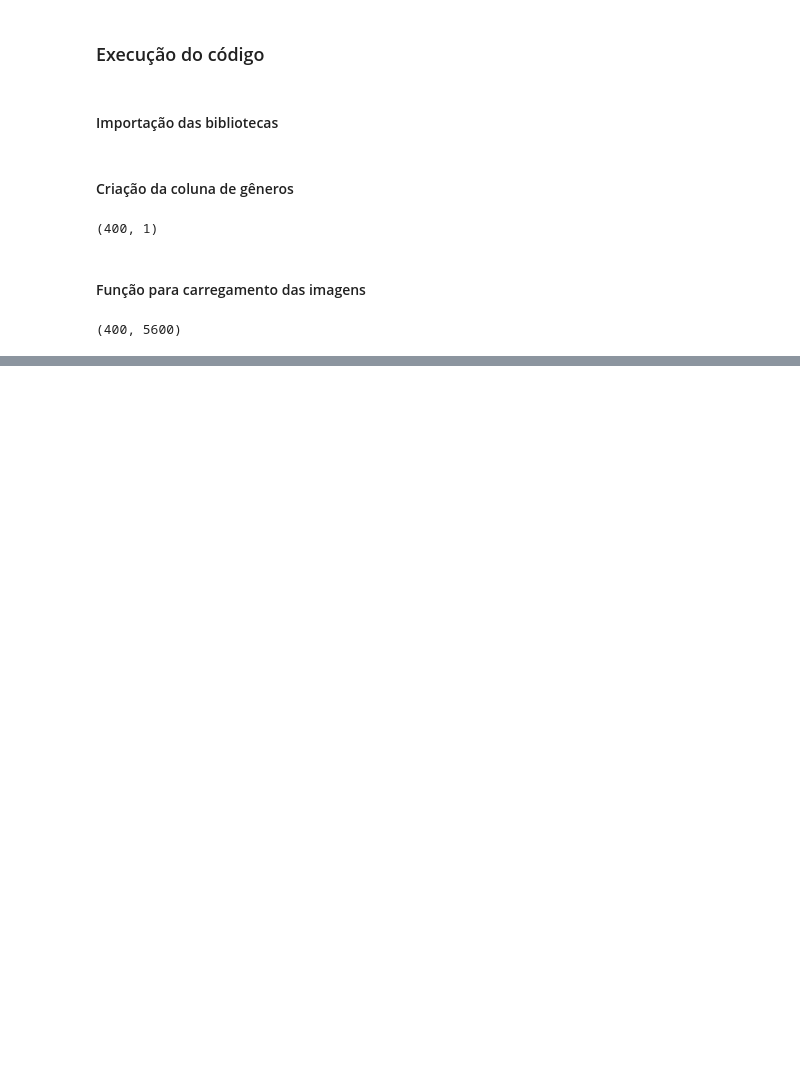
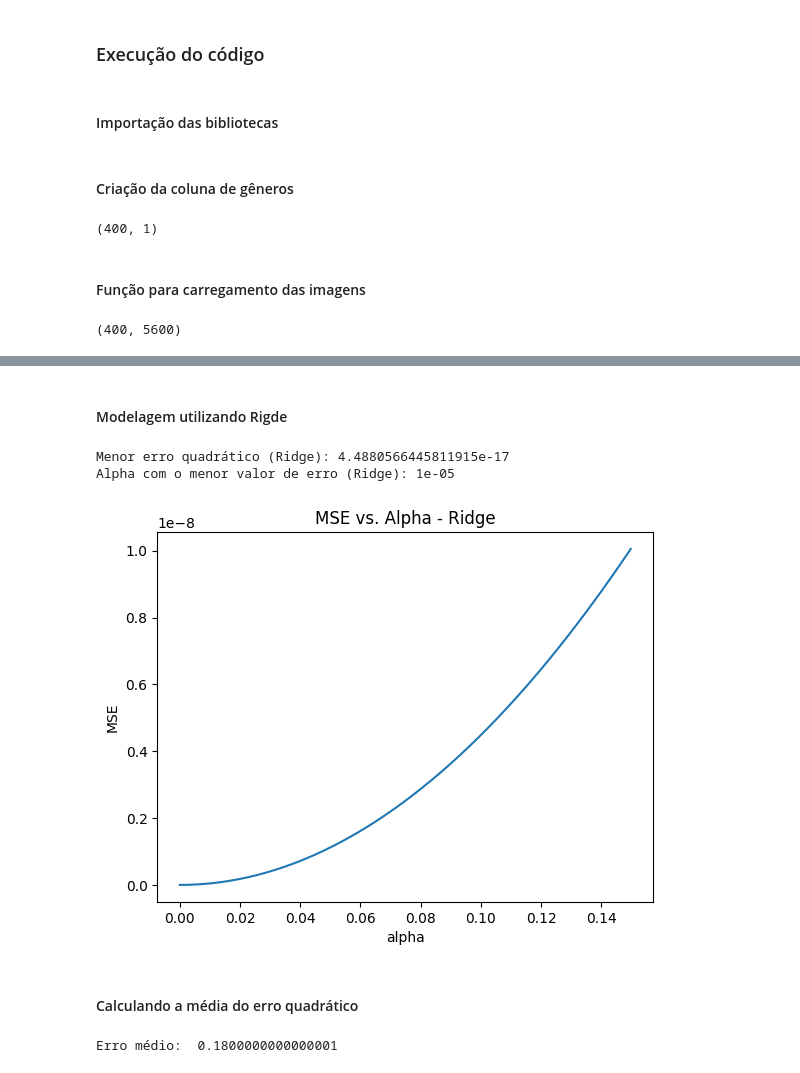
Before and after one commit to carolinarutililima/Final_Project_Machine_Learning_I, a Jupyter notebook: caderno_final.ipynb, the cells around one changed output, grey strips where cells are left out. Drawn from its saved outputs; the diff is of its cells as text; code cells hidden in the pictures; blank space fills up the shorter version.

```diff
--- a/caderno_final.ipynb
+++ b/caderno_final.ipynb
@@ -108,0 +255,44 @@ pixels.shape
+# %% [markdown]
+#### Modelagem utilizando Rigde
+# %%
+# Normaliza os dados utilizados o modelo de padronização
+scaler = StandardScaler()
+X_scaled = scaler.fit_transform(x)
+MSE, alphas = [], []
+
+for i in range(1, 15000, 20):
+    alpha = i / 100000
+    ridge = Ridge(alpha=alpha)
+    ridge.fit(X_scaled, y)
+    MSE.append(np.mean((ridge.predict(X_scaled) - y) ** 2))
+    alphas.append(alpha)
+
+# Finding the minimum MSE and corresponding alpha
+min_mse = min(MSE)
+index_alpha = MSE.index(min_mse)
+best_alpha_ridge = alphas[index_alpha]
+
+print("Menor erro quadrático (Ridge):", min_mse)
+print("Alpha com o menor valor de erro (Ridge):", best_alpha_ridge)
+
+# Plotting the MSE vs alpha
+plt.title("MSE vs. Alpha - Ridge")
+plt.xlabel("alpha")
+plt.ylabel("MSE")
+plt.plot(alphas, MSE)
+plt.show()
+# %% [output]
+Menor erro quadrático (Ridge): 4.4880566445811915e-17
+Alpha com o menor valor de erro (Ridge): 1e-05
+[figure, added]
+# %% [markdown]
+#### Calculando a média do erro quadrático
+# %%
+X_reg = sm.add_constant(x)
+model = sm.OLS(y,X_reg)
+results = model.fit()
+MRS = np.mean((results.predict(X_reg) - y) ** 2)
+
+print("Erro médio: ", MRS)
+# %% [output]
+Erro médio:  0.1800000000000001
```
Also changed, not shown: parts of 17 cells of this notebook.
